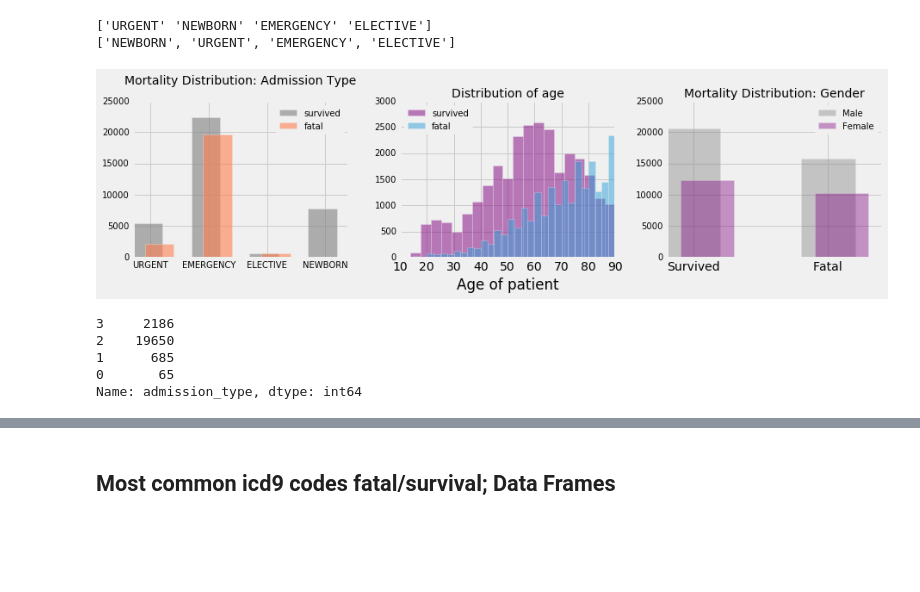
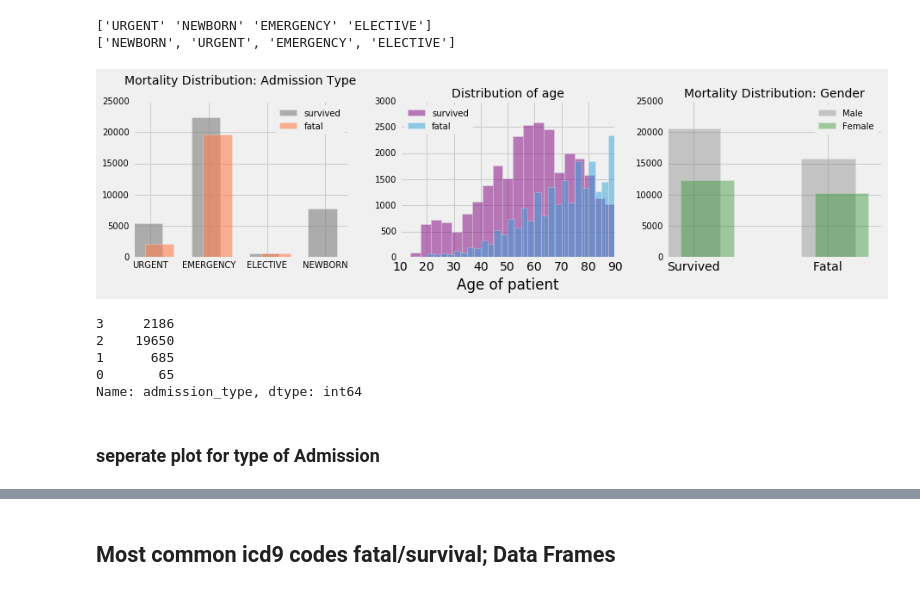
Before and after one commit to billiescodes/mortality_in_ICU, a Jupyter notebook: 01_ExploratoryAnalysis.ipynb, the cells around one changed output, grey strips where cells are left out. Cells and saved outputs as stored; diff of their text form; code cells hidden in the pictures; blank space fills up the shorter version.

```diff
--- a/01_ExploratoryAnalysis.ipynb
+++ b/01_ExploratoryAnalysis.ipynb
@@ -497,35 +497,35 @@ ax[0].set_xticklabels(['URGENT', 'EMERGENCY', 'ELECTIVE','NEWBORN'],fontsize=10)
 #ax[0].set_yticklabels(fontsize=10)
 ax[0].bar(x+ 0.4, adm_fatal.value_counts().sort_index(ascending=False),
           wid,alpha=0.6, color='coral', label='fatal')
 ax[0].legend(fontsize=10)
 ax[0].set_title('Mortality Distribution: Admission Type', fontsize=14, y=1.08)
 #ax[0].set_yticks([],size=10)
 #reduce s9ze of y-ticks
 
 ax[1].hist(survive_series, bins=20,color='purple', alpha=0.5, label='survived')
 ax[1].hist(fatal_series, bins=30,alpha=0.5, label = 'fatal')
 
 ax[1].set_title('Distribution of age', fontsize=14)
 ax[1].legend(fontsize=10, loc=2)
 ax[1].set_xlabel('Age of patient')
 #ax[1].set_ylabel('Number of cases')
 
 x1 = np.arange(0,2)
 wid1 = 0.4
 
 ax[2].bar(x1+0.2, g_0, wid1, alpha=0.4,color='grey', label='Male')
-ax[2].bar(x1+ 0.3, g_1, wid1,alpha=0.4, label = 'Female', color='purple')
+ax[2].bar(x1+ 0.3, g_1, wid1,alpha=0.4, label = 'Female', color='forestgreen')
 ax[2].set_xticks(x1+0.4)
 ax[2].set_xticklabels(['Survived', 'Fatal'])
 ax[2].set_title('Mortality Distribution: Gender', fontsize=14)
 ax[2].legend(fontsize=10);
 
 plt.tight_layout()
 #plt.savefig('ALL_Distributions')
 
 #plt.savefig('Age_dist')
 # %% [output]
-[figure, old version]
+[figure, new version]
 # %%
 ax = sns.barplot(x=m_0.index, y='expire_percent', data=m_0)
 ax = sns.barplot(x=f_0.index, y='expire_percent', data=f_0)
@@ -539,6 +539,8 @@ adm_fatal.value_counts().sort_index(ascending=False)
 1      685
 0       65
 Name: admission_type, dtype: int64
+# %% [markdown]
+### seperate plot for type of Admission
 # %%
 plt.figure(figsize = (4,4))
 x = np.arange(0,4)
```
Also changed, not shown: parts of 4 cells of this notebook.
